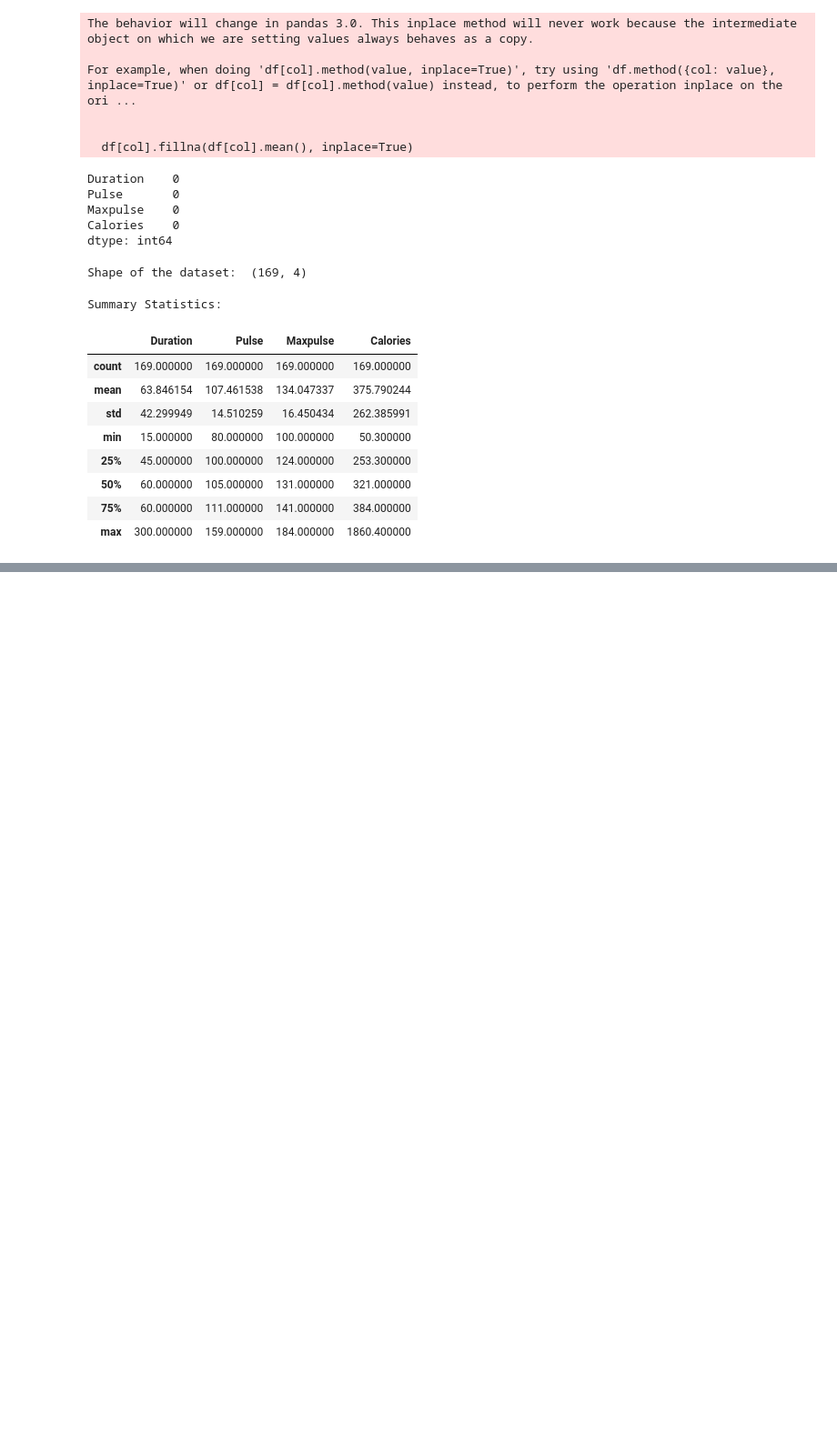
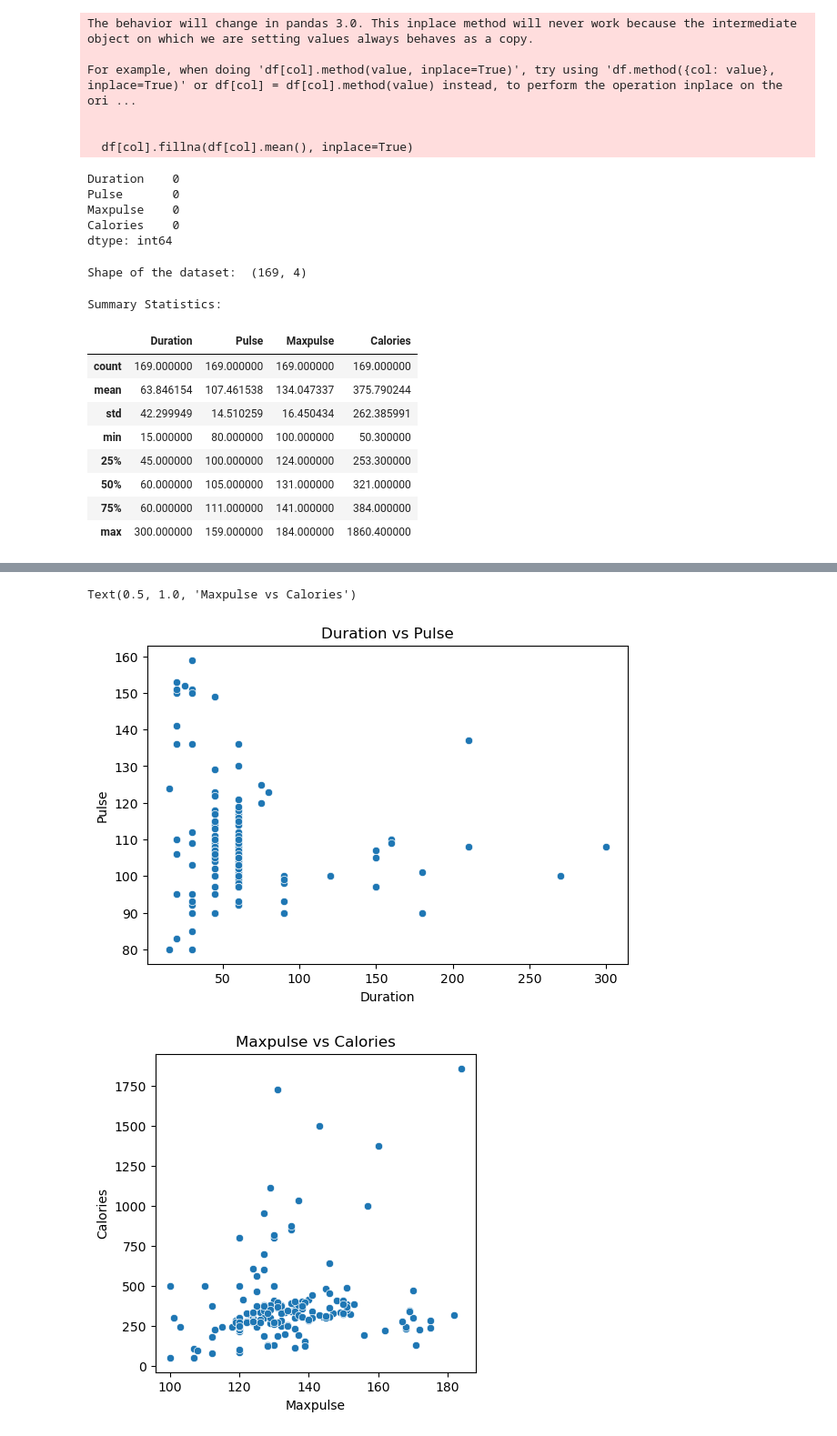
Before and after one commit to Kevinaluyange/Kevin-Naluyange, a Jupyter notebook: datacleaning.ipynb, the cells around one changed output, grey strips where cells are left out. Shown at 91% size. Saved outputs shown, nothing was run; the diff lists cells and outputs as text; code cells hidden in the pictures; blank space fills up the shorter version.

```diff
--- a/datacleaning.ipynb
+++ b/datacleaning.ipynb
@@ -84,0 +136,16 @@ Summary Statistics:
+# %%
+#Scatter plot of Duration vs Pulse
+plt.figure(figsize=(15, 10))
+plt.subplot(2, 2, 1)
+sns.scatterplot(x="Duration", y="Pulse", data=df)
+plt.title('Duration vs Pulse')
+
+#Scatter plot of Maxpulse vs Calories
+plt.figure(figsize=(10, 10))
+plt.subplot(2, 2, 2)
+sns.scatterplot(x="Maxpulse", y="Calories", data=df)
+plt.title('Maxpulse vs Calories')
+# %% [output]
+Text(0.5, 1.0, 'Maxpulse vs Calories')
+[figure, added]
+[figure, added]
```
Also changed, not shown: parts of 7 cells of this notebook.
